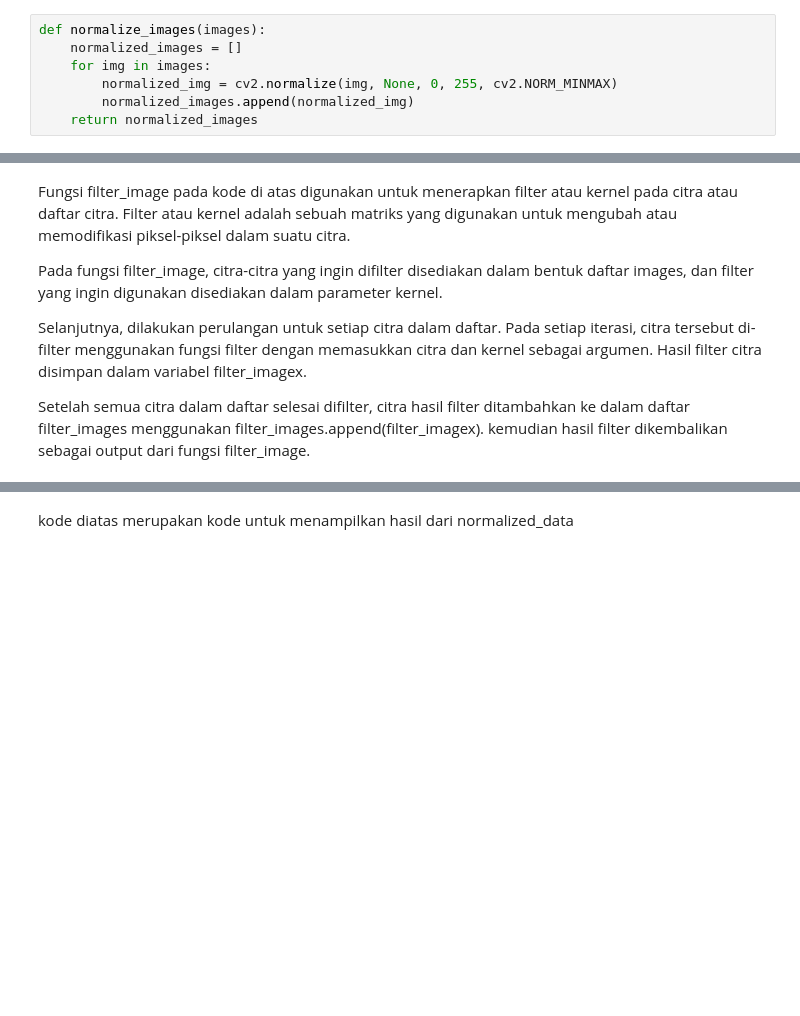
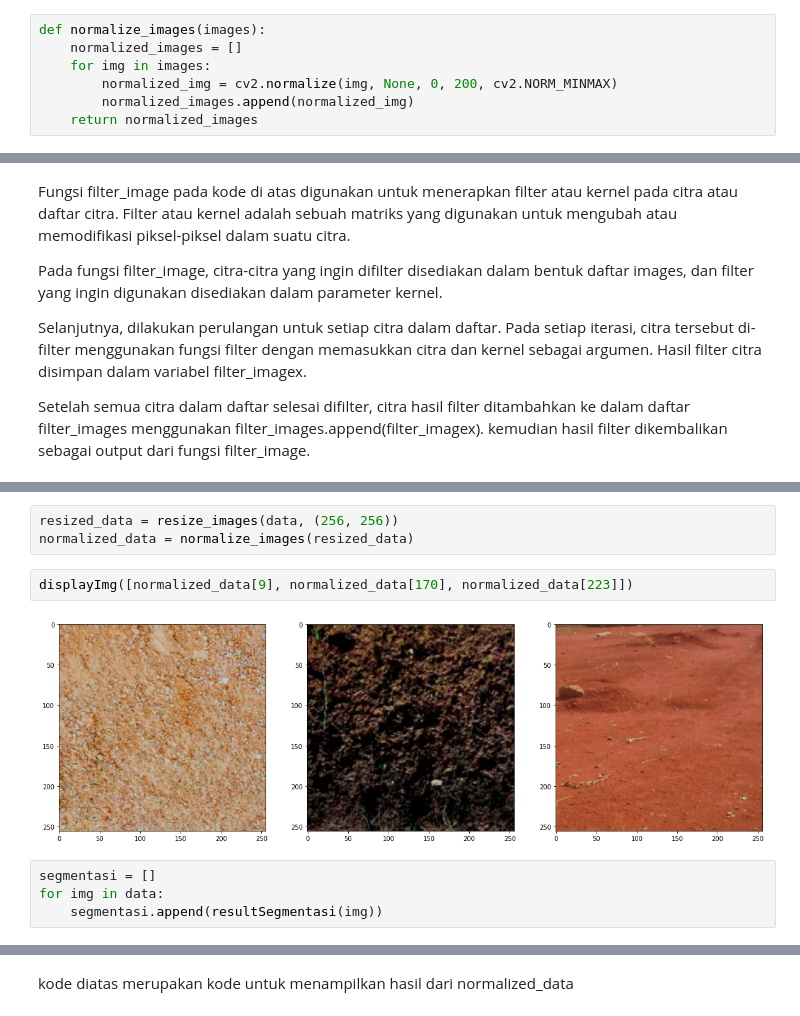
Before and after one commit to asadmuzakki/Tubes-PCD, a Jupyter notebook: Tubes PCD.ipynb, the cells around one changed output, grey strips where cells are left out. Cells and saved outputs as stored; diff of their text form; blank space fills up the shorter version.

```diff
--- a/Tubes PCD.ipynb
+++ b/Tubes PCD.ipynb
@@ -74,6 +79,6 @@ Code diatas merupakan fungsi resize_images digunakan untuk meresize (mengubah uk
 def normalize_images(images):
     normalized_images = []
     for img in images:
-        normalized_img = cv2.normalize(img, None, 0, 255, cv2.NORM_MINMAX)
+        normalized_img = cv2.normalize(img, None, 0, 200, cv2.NORM_MINMAX)
         normalized_images.append(normalized_img)
     return normalized_images
@@ -129,0 +132,11 @@ plt.imshow(treshed_data[1], cmap="gray")
+# %%
+resized_data = resize_images(data, (256, 256))
+normalized_data = normalize_images(resized_data)
+# %%
+displayImg([normalized_data[9], normalized_data[170], normalized_data[223]])
+# %% [output]
+[figure, added]
+# %%
+segmentasi = []
+for img in data:
+    segmentasi.append(resultSegmentasi(img))
```
Also changed, not shown: parts of 39 cells of this notebook, 2 other files.
